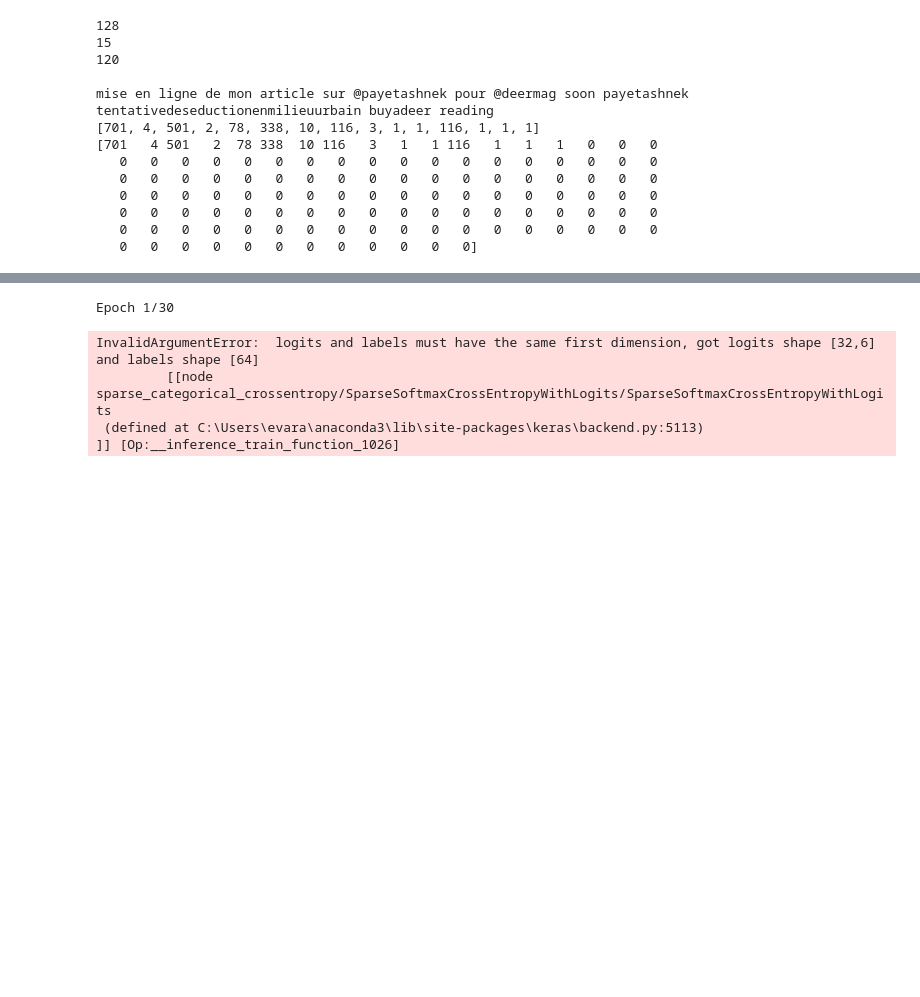
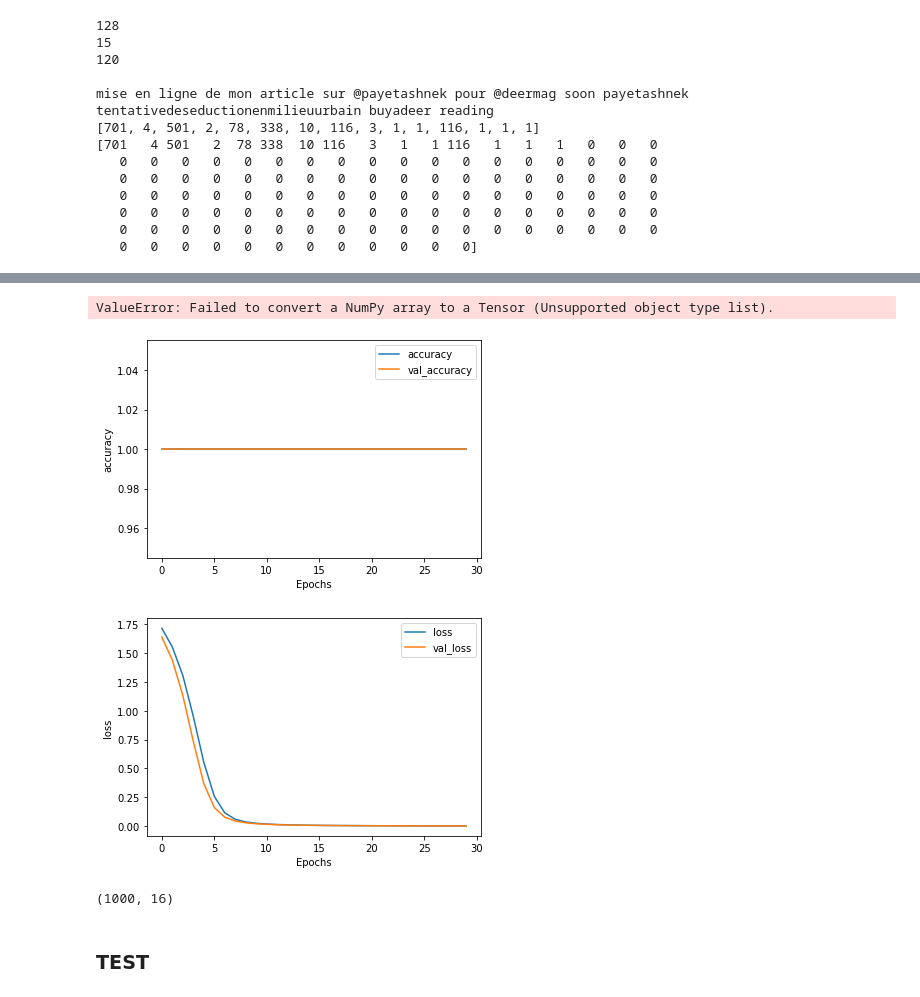
Before and after one commit to EvaRadu/Projet-Tatia, a Jupyter notebook: TestEva.ipynb, the cells around one changed output, grey strips where cells are left out. Saved outputs shown, nothing was run; the diff lists cells and outputs as text; code cells hidden in the pictures; blank space fills up the shorter version.

```diff
--- a/TestEva.ipynb
+++ b/TestEva.ipynb
@@ -551,32 +531,26 @@ Total params: 16,558
 Trainable params: 16,558
 Non-trainable params: 0
 _________________________________________________________________
-# %%
-num_epochs = 30
-
-train_padded_tensor = tf.convert_to_tensor(np.asarray(train_padded).astype('float32'))
-training_label_seq_tensor = [i for i in training_label_seq]
-for i in range(len(training_label_seq_tensor)):
-    for j in range(len(training_label_seq_tensor[i])):
-        training_label_seq_tensor[i][j] = np.int32(training_label_seq_tensor[i][j])
-
-
-#training_label_seq_tensor= np.array([np.array(xi) for xi in training_label_seq_tensor])
-length = max(map(len, training_label_seq_tensor))
-training_label_seq_tensor= np.array([i+[None]*(length-len(i)) for i in training_label_seq_tensor])
-
-
-
-
-training_label_seq_tensor =  tf.convert_to_tensor(np.asarray(training_label_seq_tensor).astype('float32'))
-
-
-history = model.fit(train_padded_tensor, training_label_seq_tensor, epochs=num_epochs,
-                    validation_data=(validation_padded, validation_label_seq),
-                    verbose=2)
-# %% [output]
-Epoch 1/30
-InvalidArgumentError:  logits and labels must have the same first dimension, got logits shape [32,6] and labels shape [64]
-         [[node sparse_categorical_crossentropy/SparseSoftmaxCrossEntropyWithLogits/SparseSoftmaxCrossEntropyWithLogits
- (defined at C:\Users\evara\anaconda3\lib\site-packages\keras\backend.py:5113)
-]] [Op:__inference_train_function_1026]
+# %%
+num_epochs = 30
+history = model.fit(train_padded, training_label_seq, epochs=num_epochs,
+                    validation_data=(validation_padded, validation_label_seq),
+                    verbose=2)
+# %% [output]
+ValueError: Failed to convert a NumPy array to a Tensor (Unsupported object type list).
+# %%
+import matplotlib.pyplot as plt
+
+def plot_graphs(history, string):
+    plt.plot(history.history[string])
+    plt.plot(history.history['val_'+string])
+    plt.xlabel("Epochs")
+    plt.ylabel(string)
+    plt.legend([string, 'val_'+string])
+    plt.show()
+# %%
+plot_graphs(history, "accuracy")
+plot_graphs(history, "loss")
+# %% [output]
+[figure, added]
+[figure, added]
@@ -582,0 +562,6 @@ InvalidArgumentError:  logits and labels must have the same first dimension, got
+# %%
+e = model.layers[0]
+weights = e.get_weights()[0]
+print(weights.shape)
+# %% [output]
+(1000, 16)
@@ -582,0 +581,2 @@ InvalidArgumentError:  logits and labels must have the same first dimension, got
+# %% [markdown]
+### TEST
```
Also changed, not shown: parts of 45 cells of this notebook, 5 other files.
